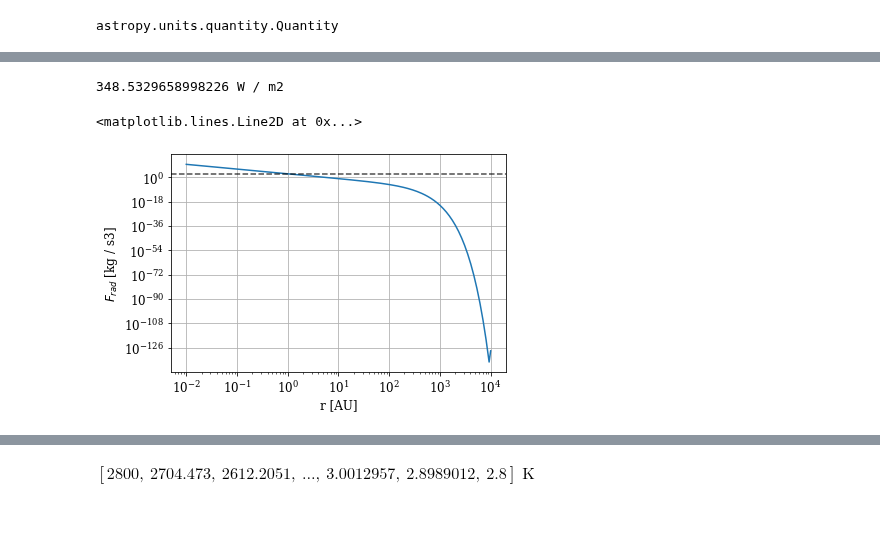
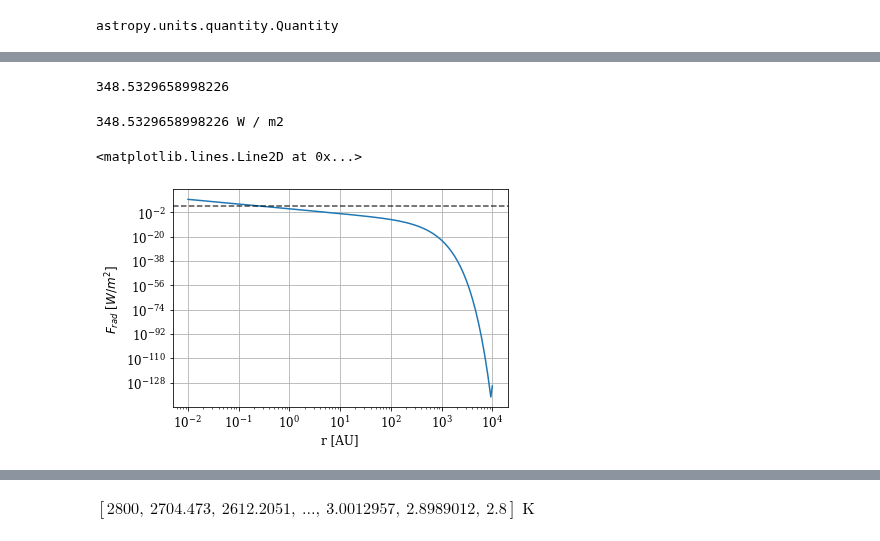
Before and after one commit to agent031/bachelor_code, a Jupyter notebook: Testing_values_T0/combined_temp_strongDW.ipynb, the cells around one changed output, grey strips where cells are left out. Drawn from its saved outputs; the diff is of its cells as text; code cells hidden in the pictures.

```diff
--- a/Testing_values_T0/combined_temp_strongDW.ipynb
+++ b/Testing_values_T0/combined_temp_strongDW.ipynb
@@ -45,14 +42,7 @@ plt.xlabel('Distance from star [AU]')
 # %% [output]
 Text(0.5, 0, 'Distance from star [AU]')
 [figure]
-# %%
-D1_log = A_matrix(4, 1, N) / Δr_log
-sD1_log = csr_matrix(D1_log.copy())
 # %%
-def c_s2(T):
-    μ = 2.34
-    return ((k_B * T) / (μ * m_p)).decompose()
-
 plt.loglog(r, c_s2(T_req))
 c_s2(T_req).unit, T_req.unit
 plt.ylabel('${c_s}^2$ from radiation T [$m^2/s^2$]')
@@ -74,7 +64,6 @@ $$\tau_P = max(2.4\tau_R,\;0.5)$$
 $$F_{rad} = max\left(-\frac{1}{r}\partial_r r^2 \Sigma \Omega α_{rφ} c_s^2,\;0\right)$$
 $$[r^2 \Sigma \Omega α_{rφ} c_s^2] = \frac{m^2kg}{s^3}\quad\Rightarrow\quad [F_{rad}]=\frac{kg}{s^3}$$
 # %%
-Ω = (np.sqrt((G * M_sun) / r_au**3)).decompose()
 plt.loglog(r, Ω)
 plt.ylabel(f'$\Omega$ [{Ω.unit}]')
 print(Ω.unit)
@@ -84,7 +73,7 @@ print(sigma_sb.decompose())
 5.6703744191844314e-08 kg / (K4 s3)
 [figure]
 # %%
-α_rφ = 8e-3
+α_rφ = 8e-5
 func_to_der = (r_au**2 * Σ_initial(r_au) * Ω * α_rφ * c_s2(T_req)).decompose()
 F_rad = (-(r_au**(-2)) * (sD1_log @ func_to_der) * func_to_der.unit).decompose()
 
@@ -137,15 +126,20 @@ $[4.0102265 \times 10^{9},~3.1515987 \times 10^{9},~2.4717217 \times 10^{9},~\do
+# %%
+(sigma_sb*(280 *u.K)**4).value
+# %% [output]
+348.5329658998226
 # %%
 plt.loglog(r, F_rad_func(Σ_initial(r_au), c_s2(T_req)))
 plt.grid()
-plt.ylabel('$F_{rad}$'+f' [{F_rad_func(Σ_initial(r_au), c_s2(T_req)).unit}]')
+plt.ylabel('$F_{rad}$'+' [$W/m^2$]')
 plt.xlabel(f'r [{r_au.unit}]')
-print(sigma_sb*(280 *u.K)**4)
+print(sigma_sb * (280 *u.K)**4)
 plt.axhline((sigma_sb*(280 *u.K)**4).value, alpha = 0.7, ls = '--', c = 'black')
-#plt.ylim(1,1000)
+#plt.ylim(1e-10,1e5)
+# The offest is due to α_rφ is set to be 3e-5
 # %% [output]
 348.5329658998226 W / m2
 <matplotlib.lines.Line2D at 0x...>
-[figure, old version]
+[figure, new version]
 # %%
 def T_vis(T, Σ):
     return ((0.5 * sigma_sb**(-1) * (3/8 * tau_R(T, Σ) + 0.5 * tau_P(tau_R(T, Σ))**(-1)) * F_rad_func(Σ, c_s2(T)))**(0.25)).decompose()
```
Also changed, not shown: parts of 21 cells of this notebook.
